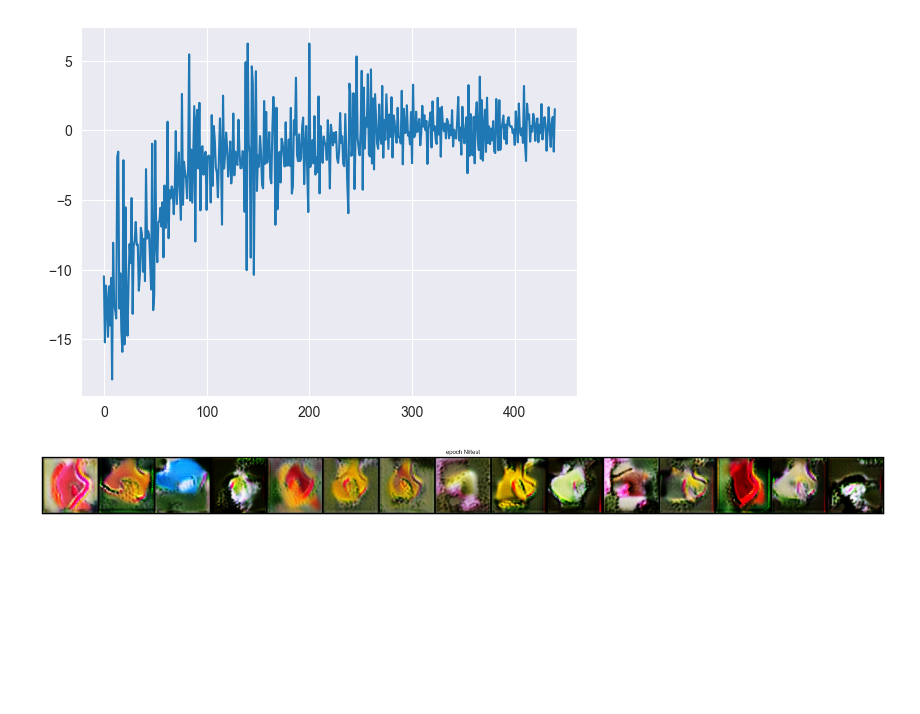
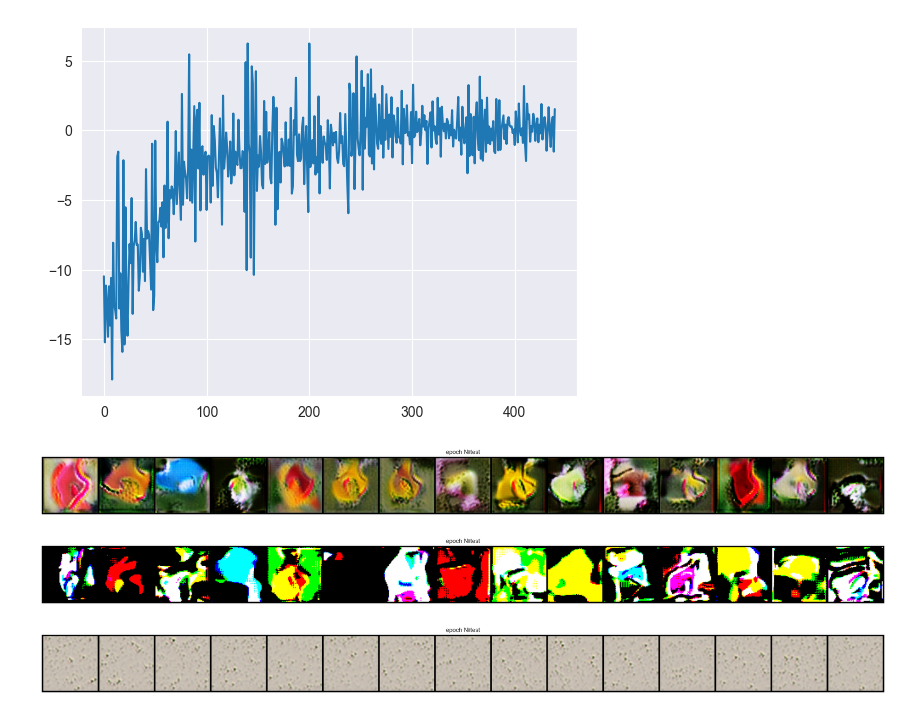
Before and after one commit to semwin2008/GAN_flowers102_MegaVersion, a Jupyter notebook: GAN_flowers.ipynb, the cells around one changed output. Cells and saved outputs as stored; diff of their text form; code cells hidden in the pictures; blank space fills up the shorter version.

```diff
--- a/GAN_flowers.ipynb
+++ b/GAN_flowers.ipynb
@@ -450,7 +450,7 @@ def get_aug_prob(epoch_id):
 # %%
 def generate_images(netG, n_images=4):
     with torch.no_grad():
-        noise = torch.randn(n_images, 100, device=device, requires_grad=False)
+        noise = torch.randn(n_images, 100, device=device, requires_grad=False) / 100
         images = netG(noise).detach().cpu()
     return images
 # %%
@@ -550,3 +550,11 @@ assert False
 # %%
 load_models(netG=netG, nameG=497, netD=netD, nameD=497)
 load_models(netG=g_ema.get_model(), nameG='gEMA_497', netD=netD, nameD=497)
+# %%
+show_images(g_ema.get_model(), title='test', n_images=15)
+# %% [output]
+[figure, added]
+# %%
+show_images(g_ema.get_model(), title='test', n_images=15)
+# %% [output]
+[figure, added]
```
Also changed, not shown: parts of 1 cell of this notebook, 8 other files.
